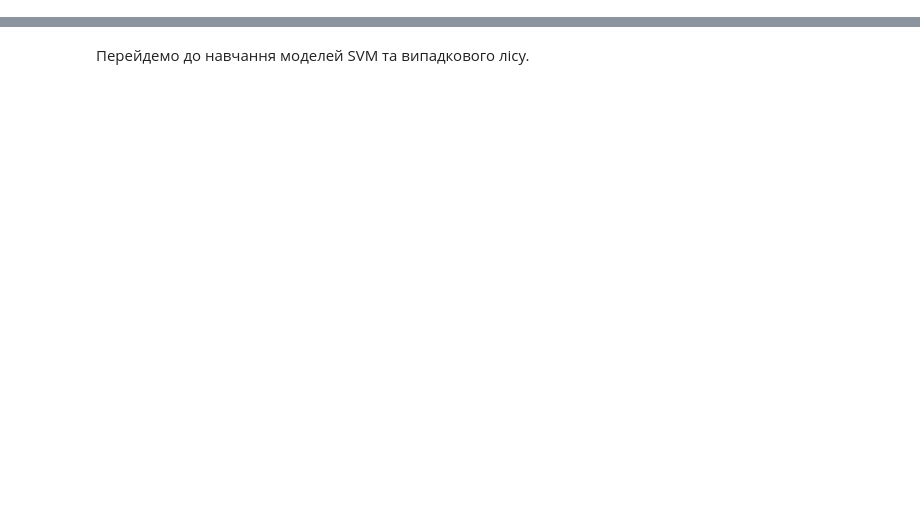
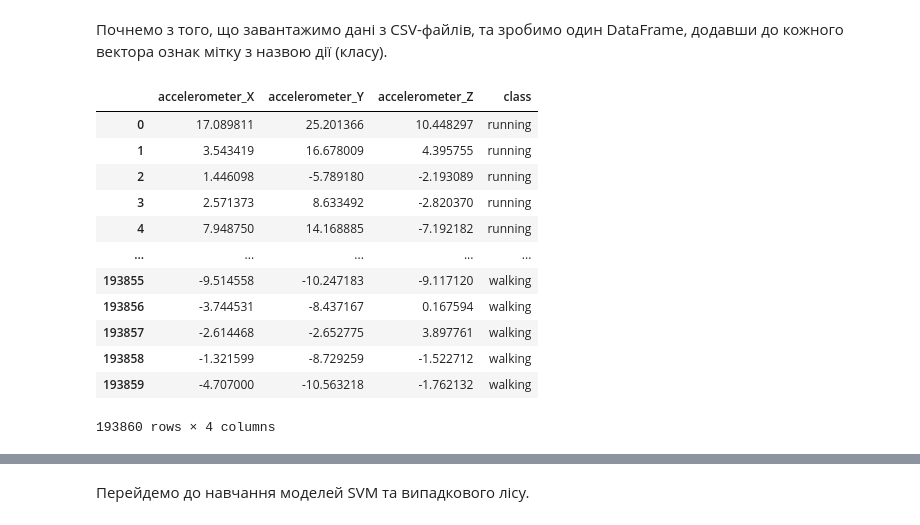
Before and after one commit to Zaicevvv/GoIT-DSandML-Private, a Jupyter notebook: HW8.ipynb, the cells around one changed output, grey strips where cells are left out. Saved outputs shown, nothing was run; the diff lists cells and outputs as text; code cells hidden in the pictures; blank space fills up the shorter version.

```diff
--- a/HW8.ipynb
+++ b/HW8.ipynb
@@ -52,0 +9,34 @@ X_test_scaled = scaler.transform(X_test)
+# %% [markdown]
+Почнемо з того, що завантажимо дані з CSV-файлів, та зробимо один DataFrame, додавши до кожного вектора ознак мітку з назвою дії (класу).
+# %%
+import numpy as np
+import pandas as pd
+from pathlib import Path
+
+# Папка, де зберігаються CSV-файли
+data_folder = Path("/content/drive/MyDrive/data")
+
+# Створимо DataFrame
+df = pd.DataFrame(columns=['accelerometer_X', 'accelerometer_Y', 'accelerometer_Z', 'class'])
+# Наповнимо його даними у циклі
+for folder in data_folder.iterdir():
+    for csv_file in folder.iterdir():
+        data = pd.read_csv(csv_file)
+        # Додамо мітку класу
+        data['class'] = folder.name
+        df = pd.concat([df, data], ignore_index=True)
+df
+# %% [output]
+|  | accelerometer_X | accelerometer_Y | accelerometer_Z | class |
+| 0 | 17.089811 | 25.201366 | 10.448297 | running |
+| 1 | 3.543419 | 16.678009 | 4.395755 | running |
+| 2 | 1.446098 | -5.789180 | -2.193089 | running |
+| 3 | 2.571373 | 8.633492 | -2.820370 | running |
+| 4 | 7.948750 | 14.168885 | -7.192182 | running |
+| ... | ... | ... | ... | ... |
+| 193855 | -9.514558 | -10.247183 | -9.117120 | walking |
+| 193856 | -3.744531 | -8.437167 | 0.167594 | walking |
+| 193857 | -2.614468 | -2.652775 | 3.897761 | walking |
+| 193858 | -1.321599 | -8.729259 | -1.522712 | walking |
+| 193859 | -4.707000 | -10.563218 | -1.762132 | walking |
+193860 rows × 4 columns
```
Also changed, not shown: parts of 11 cells of this notebook.
